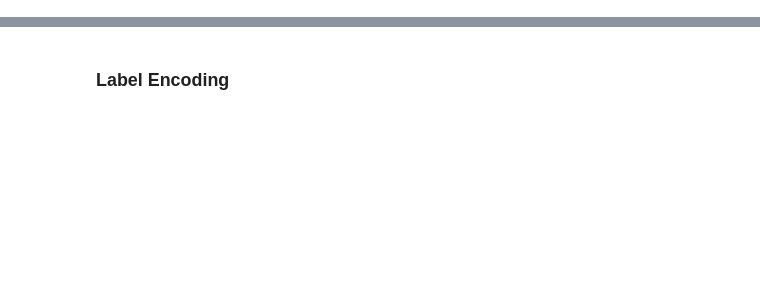
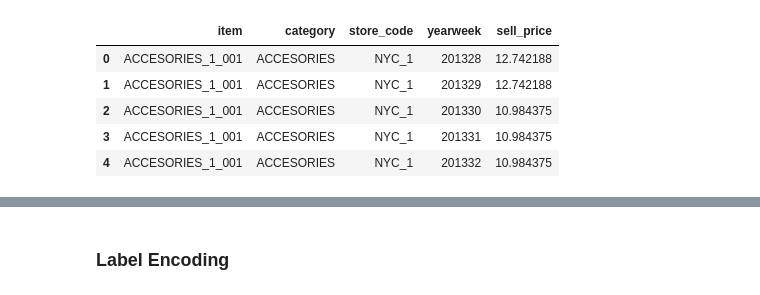
Before and after one commit to JeffAirData/DS-Market, a Jupyter notebook: notebooks/feature_engineering.ipynb, the cells around one changed output, grey strips where cells are left out. Drawn from its saved outputs; the diff is of its cells as text; code cells hidden in the pictures; blank space fills up the shorter version.

```diff
--- a/notebooks/feature_engineering.ipynb
+++ b/notebooks/feature_engineering.ipynb
@@ -102,0 +108,9 @@ merged['yearweek'] = merged['year'].apply(str) + merged['week']
+# %%
+prices.head()
+# %% [output]
+|  | item | category | store_code | yearweek | sell_price |
+| 0 | ACCESORIES_1_001 | ACCESORIES | NYC_1 | 201328 | 12.742188 |
+| 1 | ACCESORIES_1_001 | ACCESORIES | NYC_1 | 201329 | 12.742188 |
+| 2 | ACCESORIES_1_001 | ACCESORIES | NYC_1 | 201330 | 10.984375 |
+| 3 | ACCESORIES_1_001 | ACCESORIES | NYC_1 | 201331 | 10.984375 |
+| 4 | ACCESORIES_1_001 | ACCESORIES | NYC_1 | 201332 | 10.984375 |
```
Also changed, not shown: parts of 19 cells of this notebook, 16 other files.
